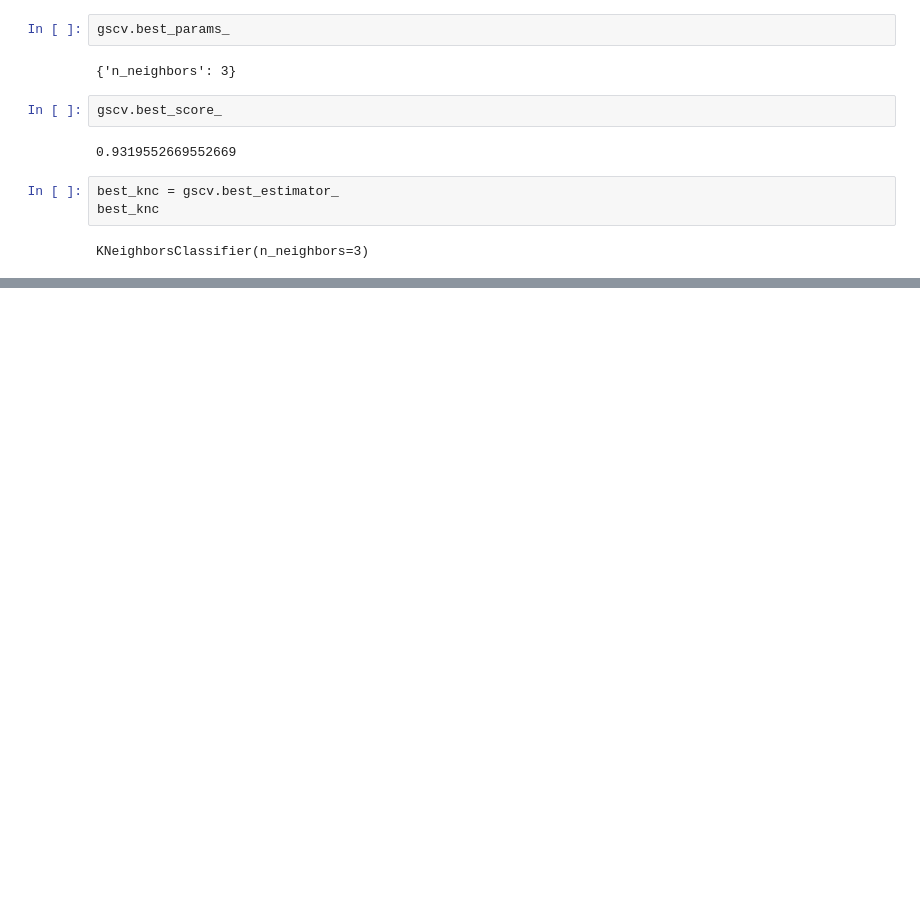
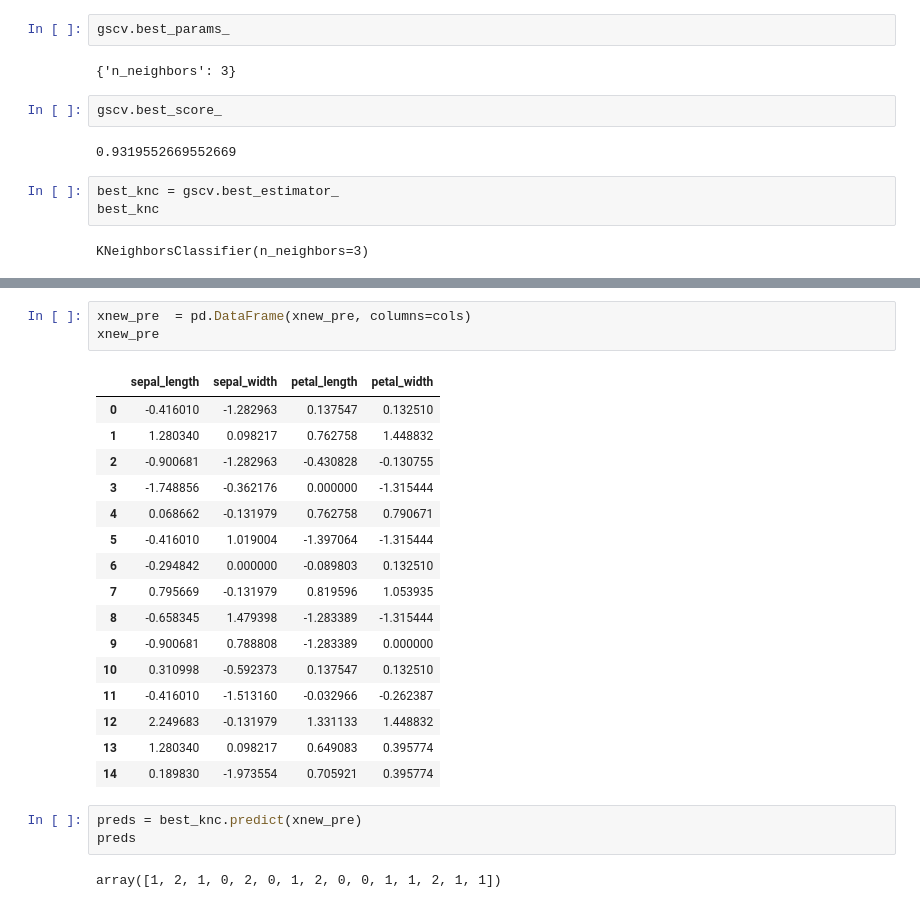
Before and after one commit to pdhanshri/Github, a Jupyter notebook: Random Forest/KNN Classification/KNN .ipynb, the cells around one changed output, grey strips where cells are left out. Drawn from its saved outputs; the diff is of its cells as text; blank space fills up the shorter version.

```diff
--- a/Random Forest/KNN Classification/KNN .ipynb
+++ b/Random Forest/KNN Classification/KNN .ipynb
@@ -185,0 +325,25 @@ KNeighborsClassifier(n_neighbors=3)
+# %%
+xnew_pre  = pd.DataFrame(xnew_pre, columns=cols)
+xnew_pre
+# %% [output]
+|  | sepal_length | sepal_width | petal_length | petal_width |
+| 0 | -0.416010 | -1.282963 | 0.137547 | 0.132510 |
+| 1 | 1.280340 | 0.098217 | 0.762758 | 1.448832 |
+| 2 | -0.900681 | -1.282963 | -0.430828 | -0.130755 |
+| 3 | -1.748856 | -0.362176 | 0.000000 | -1.315444 |
+| 4 | 0.068662 | -0.131979 | 0.762758 | 0.790671 |
+| 5 | -0.416010 | 1.019004 | -1.397064 | -1.315444 |
+| 6 | -0.294842 | 0.000000 | -0.089803 | 0.132510 |
+| 7 | 0.795669 | -0.131979 | 0.819596 | 1.053935 |
+| 8 | -0.658345 | 1.479398 | -1.283389 | -1.315444 |
+| 9 | -0.900681 | 0.788808 | -1.283389 | 0.000000 |
+| 10 | 0.310998 | -0.592373 | 0.137547 | 0.132510 |
+| 11 | -0.416010 | -1.513160 | -0.032966 | -0.262387 |
+| 12 | 2.249683 | -0.131979 | 1.331133 | 1.448832 |
+| 13 | 1.280340 | 0.098217 | 0.649083 | 0.395774 |
+| 14 | 0.189830 | -1.973554 | 0.705921 | 0.395774 |
+# %%
+preds = best_knc.predict(xnew_pre)
+preds
+# %% [output]
+array([1, 2, 1, 0, 2, 0, 1, 2, 0, 0, 1, 1, 2, 1, 1])
```
Also changed, not shown: parts of 27 cells of this notebook.
